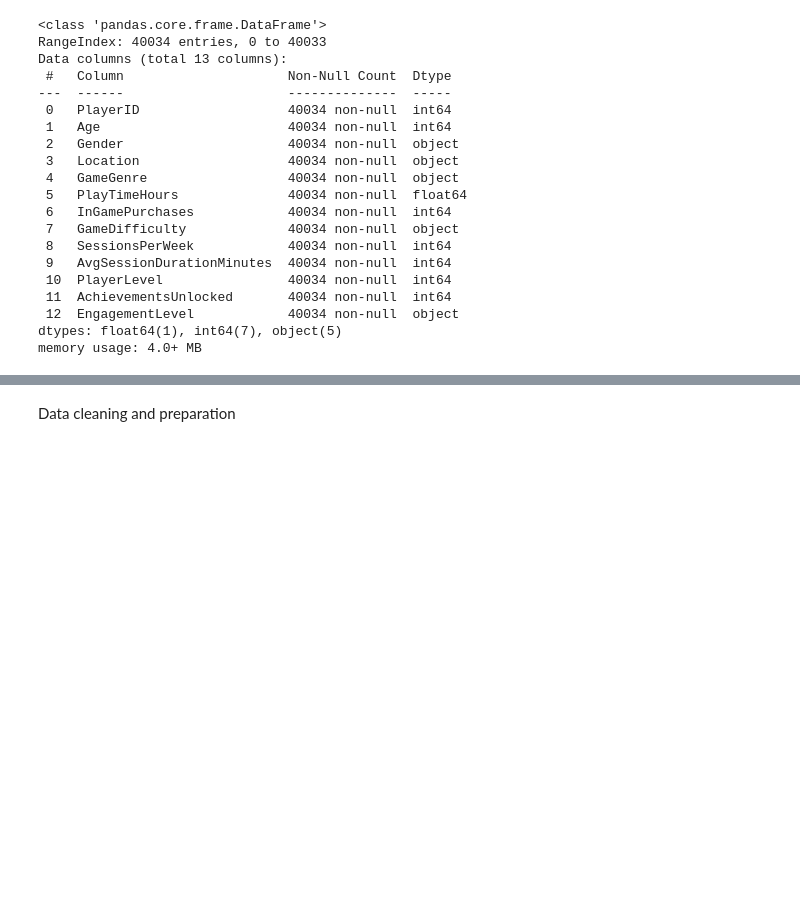
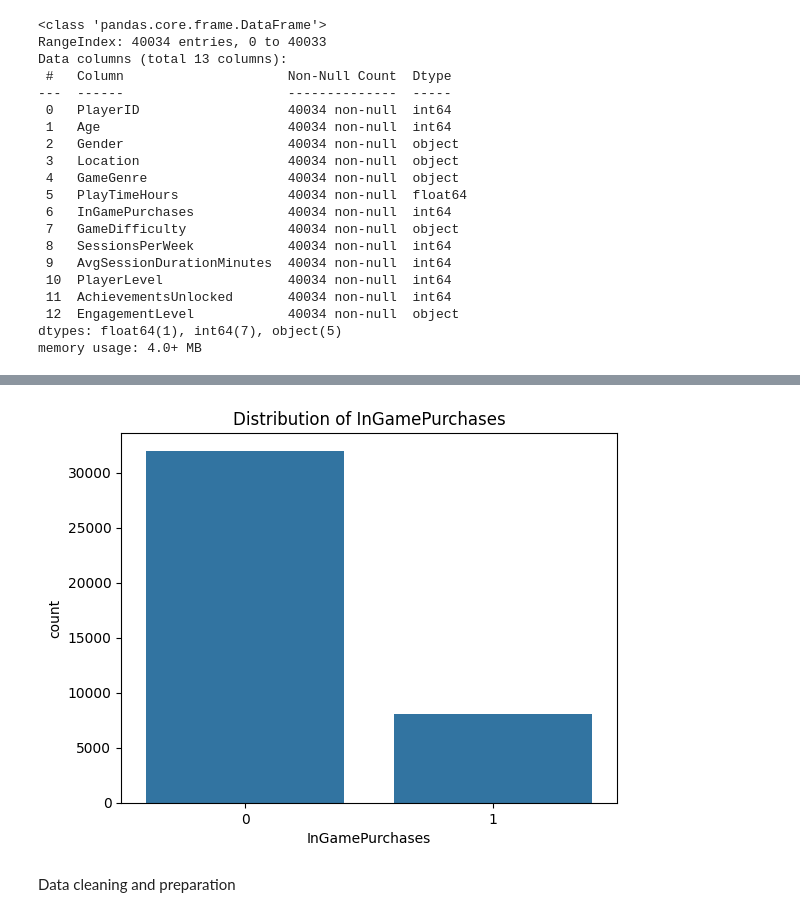
Before and after one commit to p4triko/Microtransaction-Prediction-IDS25, a Jupyter notebook: Project_B10_Predict_Microtransaction.ipynb, the cells around one changed output, grey strips where cells are left out. Cells and saved outputs as stored; diff of their text form; code cells hidden in the pictures; blank space fills up the shorter version.

Commit message:
Target distribution checks before and after cleaning

```diff
--- a/Project_B10_Predict_Microtransaction.ipynb
+++ b/Project_B10_Predict_Microtransaction.ipynb
@@ -77,0 +80,3 @@ memory usage: 4.0+ MB
+# %%
+target_column = "InGamePurchases"
+df[target_column].value_counts(normalize=True)
@@ -78,3 +89,9 @@ memory usage: 4.0+ MB
+# %%
+sns.countplot(x=target_column, data=df)
+plt.title(f"Distribution of {target_column}")
+plt.show()
+# %% [output]
+[figure, added]
 # %% [markdown]
 Data cleaning and preparation
 # %%
```
Also changed, not shown: parts of 8 cells of this notebook.
